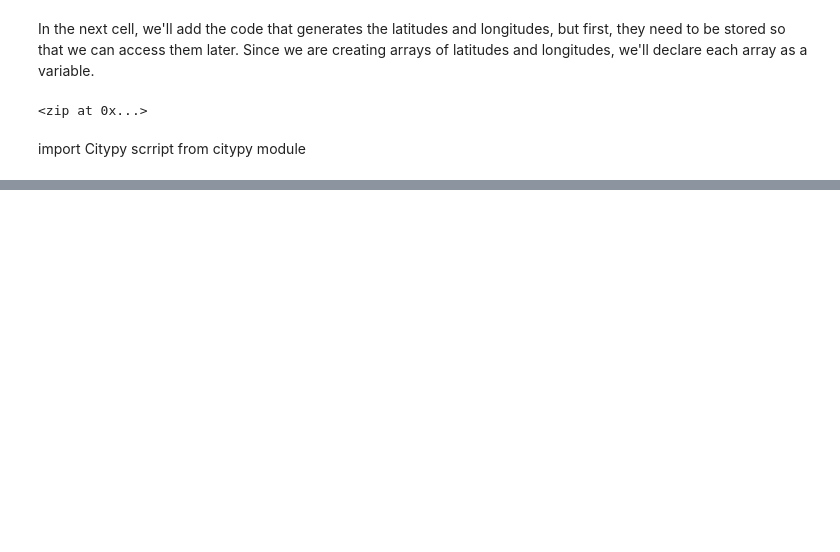
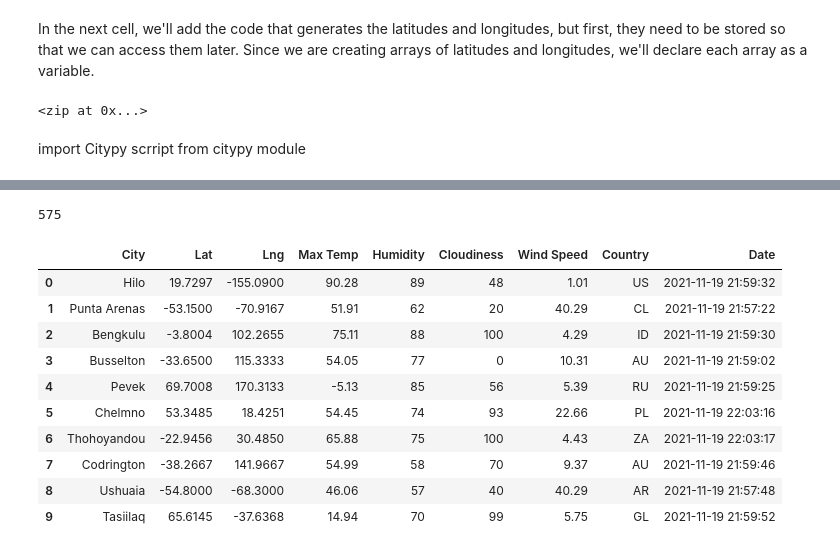
Before and after one commit to Julcatan/World_Weather_Analysis, a Jupyter notebook: WeatherPy.ipynb, the cells around one changed output, grey strips where cells are left out. Cells and saved outputs as stored; diff of their text form; code cells hidden in the pictures; blank space fills up the shorter version.

```diff
--- a/WeatherPy.ipynb
+++ b/WeatherPy.ipynb
@@ -37,0 +131,20 @@ len(cities)
+# %%
+len(city_data)
+# %% [output]
+575
+# %%
+# Convert the array of dictionaries to a Pandas DataFrame.
+city_data_df = pd.DataFrame(city_data)
+city_data_df.head(10)
+# %% [output]
+|  | City | Lat | Lng | Max Temp | Humidity | Cloudiness | Wind Speed | Country | Date |
+| 0 | Hilo | 19.7297 | -155.0900 | 90.28 | 89 | 48 | 1.01 | US | 2021-11-19 21:59:32 |
+| 1 | Punta Arenas | -53.1500 | -70.9167 | 51.91 | 62 | 20 | 40.29 | CL | 2021-11-19 21:57:22 |
+| 2 | Bengkulu | -3.8004 | 102.2655 | 75.11 | 88 | 100 | 4.29 | ID | 2021-11-19 21:59:30 |
+| 3 | Busselton | -33.6500 | 115.3333 | 54.05 | 77 | 0 | 10.31 | AU | 2021-11-19 21:59:02 |
+| 4 | Pevek | 69.7008 | 170.3133 | -5.13 | 85 | 56 | 5.39 | RU | 2021-11-19 21:59:25 |
+| 5 | Chelmno | 53.3485 | 18.4251 | 54.45 | 74 | 93 | 22.66 | PL | 2021-11-19 22:03:16 |
+| 6 | Thohoyandou | -22.9456 | 30.4850 | 65.88 | 75 | 100 | 4.43 | ZA | 2021-11-19 22:03:17 |
+| 7 | Codrington | -38.2667 | 141.9667 | 54.99 | 58 | 70 | 9.37 | AU | 2021-11-19 21:59:46 |
+| 8 | Ushuaia | -54.8000 | -68.3000 | 46.06 | 57 | 40 | 40.29 | AR | 2021-11-19 21:57:48 |
+| 9 | Tasiilaq | 65.6145 | -37.6368 | 14.94 | 70 | 99 | 5.75 | GL | 2021-11-19 21:59:52 |
```
Also changed, not shown: parts of 11 cells of this notebook, 4 other files.
